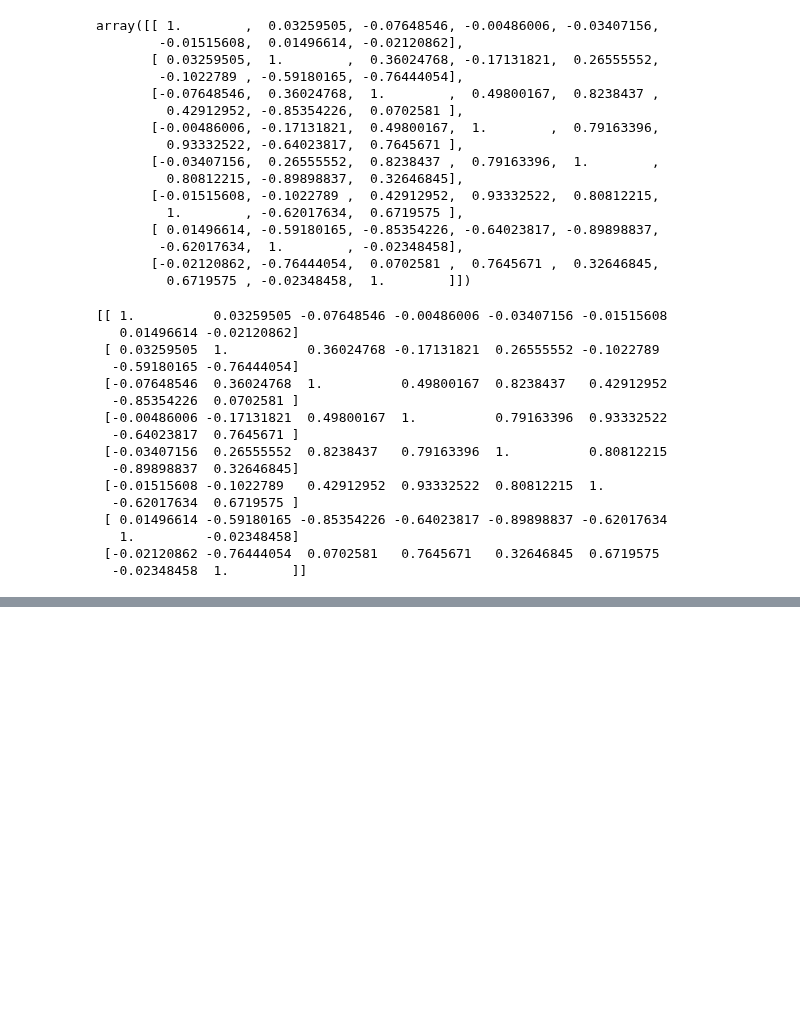
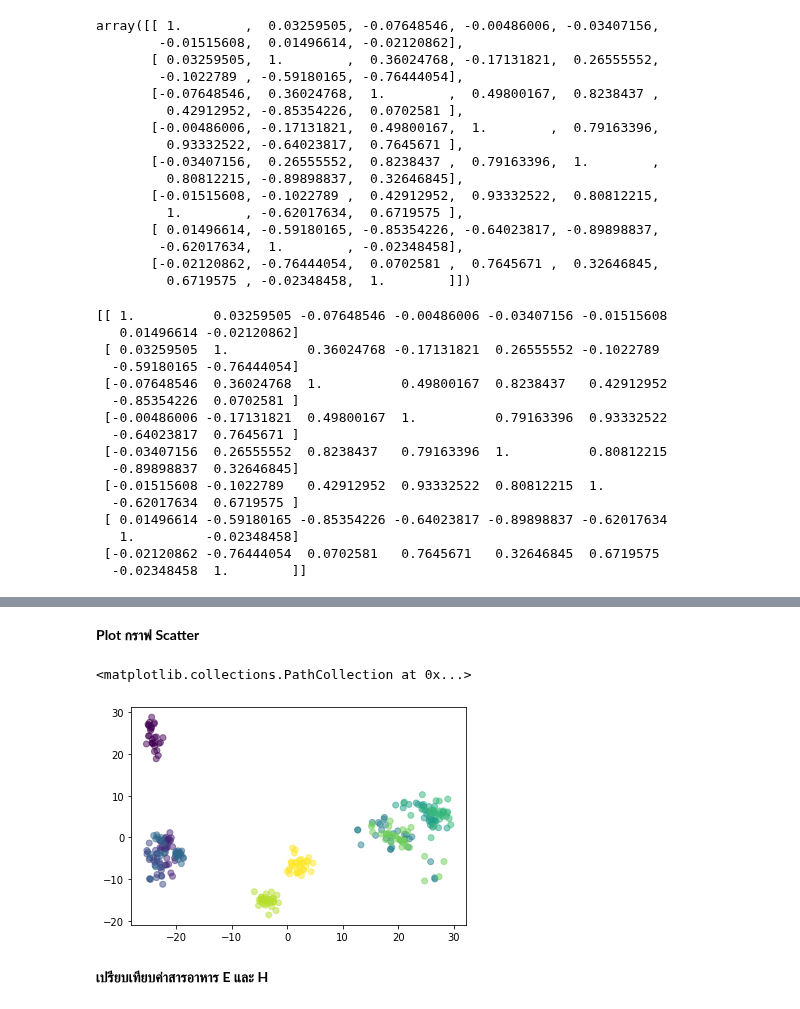
Before and after one commit to kittimaxz/multivariate, a Jupyter notebook: Exam01.ipynb, the cells around one changed output, grey strips where cells are left out. Drawn from its saved outputs; the diff is of its cells as text; code cells hidden in the pictures; blank space fills up the shorter version.

```diff
--- a/Exam01.ipynb
+++ b/Exam01.ipynb
@@ -534,0 +669,2 @@ plt.plot(newdata.iloc[:,1],newdata.iloc[:,2],'r.')
+# %%
+new_pca=pca.fit_transform(data_drop.to_numpy())
@@ -534,0 +697,3 @@ plt.plot(newdata.iloc[:,1],newdata.iloc[:,2],'r.')
+# %%
+BR=set (data['brand'])
+BR
@@ -534,0 +706,10 @@ plt.plot(newdata.iloc[:,1],newdata.iloc[:,2],'r.')
+# %%
+### Color List แบบนี้จะไม่ทำให้ลำดับมีการเปลี่ยนแปลง
+BR_l=list(BR)
+BR_l.sort()
+color_list = {}
+num = 0
+for each_fg in BR_l:
+    if each_fg not in color_list:
+        color_list[each_fg] = num
+        num += 1
@@ -534,0 +731,2 @@ plt.plot(newdata.iloc[:,1],newdata.iloc[:,2],'r.')
+# %%
+data1_dropped=data_dropped.replace(color_list)
@@ -534,0 +749,10 @@ plt.plot(newdata.iloc[:,1],newdata.iloc[:,2],'r.')
+# %% [markdown]
+**Plot กราฟ Scatter**
+# %%
+plt.scatter(new_pca[:,0],new_pca[:,1],c=data1_dropped['brand'],alpha=0.5)
+### จากกราฟจะเห็นได้ว่าแต่ละ brand นั้นจะอยู่กระจายกัน แต่ก็มีบางข้อมูลที่อยู่กระจุกรวมกัน
+# %% [output]
+<matplotlib.collections.PathCollection at 0x...>
+[figure, added]
+# %% [markdown]
+**เปรียบเทียบค่าสารอาหาร E และ H**
```
Also changed, not shown: parts of 66 cells of this notebook.
